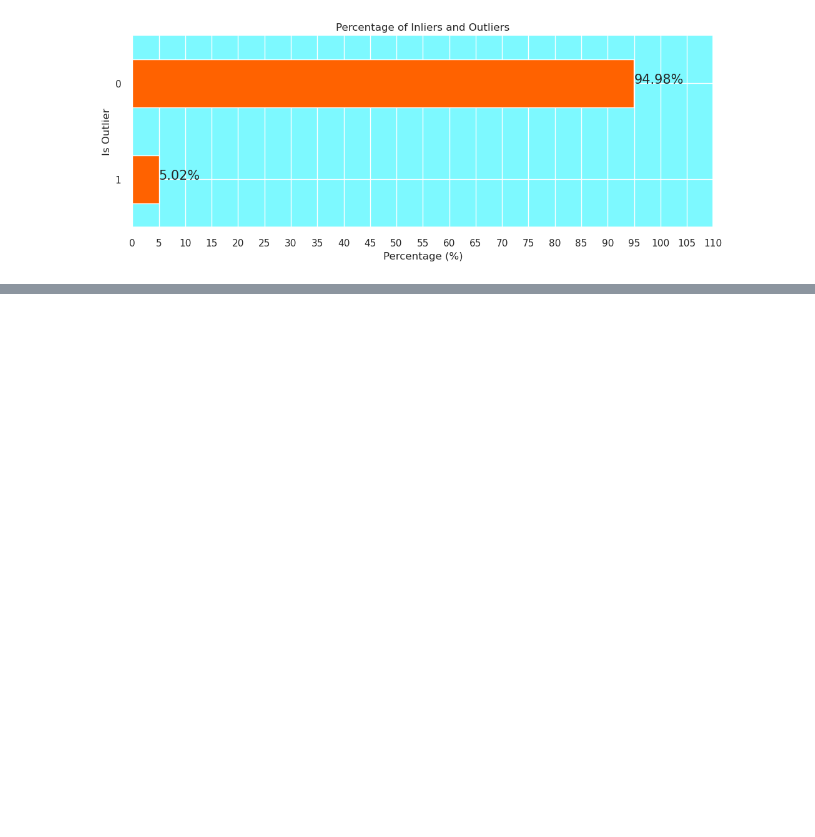
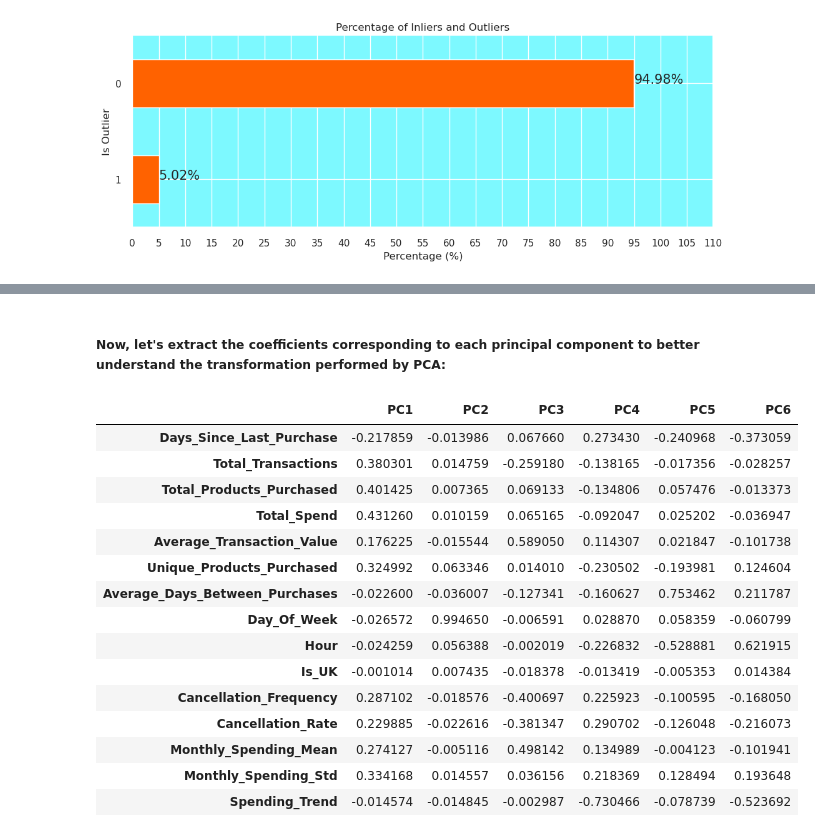
Before and after one commit to AMIdrissi/Recommendation-System, a Jupyter notebook: recommendationSystem.ipynb, the cells around one changed output, grey strips where cells are left out. Saved outputs shown, nothing was run; the diff lists cells and outputs as text; code cells hidden in the pictures; blank space fills up the shorter version.

```diff
--- a/recommendationSystem.ipynb
+++ b/recommendationSystem.ipynb
@@ -1015,0 +1233,12 @@ from the plot above we have about 5% of customers that have been flagged as outl
+# %%
+# Creating a PCA object with 6 components
+pca = PCA(n_components=6)
+
+# Fitting and transforming the original data to the new PCA dataframe
+customer_data_pca = pca.fit_transform(customer_data_scaled)
+
+# Creating a new dataframe from the PCA dataframe, with columns labeled PC1, PC2, etc.
+customer_data_pca = pd.DataFrame(customer_data_pca, columns=['PC'+str(i+1) for i in range(pca.n_components_)])
+
+# Adding the CustomerID index back to the new PCA dataframe
+customer_data_pca.index = customer_data_scaled.index
@@ -1015,0 +1256,30 @@ from the plot above we have about 5% of customers that have been flagged as outl
+# %% [markdown]
+##### Now, let's extract the coefficients corresponding to each principal component to better understand the transformation performed by PCA:
+# %%
+# Define a function to highlight the top 3 absolute values in each column of a dataframe
+def highlight_top3(column):
+    top3 = column.abs().nlargest(3).index
+    return ['background-color:  #ff6200' if i in top3 else '' for i in column.index]
+
+# Create the PCA component DataFrame and apply the highlighting function
+pc_df = pd.DataFrame(pca.components_.T, columns=['PC{}'.format(i+1) for i in range(pca.n_components_)],
+                     index=customer_data_scaled.columns)
+
+pc_df.style.apply(highlight_top3, axis=0)
+# %% [output]
+|  | PC1 | PC2 | PC3 | PC4 | PC5 | PC6 |
+| Days_Since_Last_Purchase | -0.217859 | -0.013986 | 0.067660 | 0.273430 | -0.240968 | -0.373059 |
+| Total_Transactions | 0.380301 | 0.014759 | -0.259180 | -0.138165 | -0.017356 | -0.028257 |
+| Total_Products_Purchased | 0.401425 | 0.007365 | 0.069133 | -0.134806 | 0.057476 | -0.013373 |
+| Total_Spend | 0.431260 | 0.010159 | 0.065165 | -0.092047 | 0.025202 | -0.036947 |
+| Average_Transaction_Value | 0.176225 | -0.015544 | 0.589050 | 0.114307 | 0.021847 | -0.101738 |
+| Unique_Products_Purchased | 0.324992 | 0.063346 | 0.014010 | -0.230502 | -0.193981 | 0.124604 |
+| Average_Days_Between_Purchases | -0.022600 | -0.036007 | -0.127341 | -0.160627 | 0.753462 | 0.211787 |
+| Day_Of_Week | -0.026572 | 0.994650 | -0.006591 | 0.028870 | 0.058359 | -0.060799 |
+| Hour | -0.024259 | 0.056388 | -0.002019 | -0.226832 | -0.528881 | 0.621915 |
+| Is_UK | -0.001014 | 0.007435 | -0.018378 | -0.013419 | -0.005353 | 0.014384 |
+| Cancellation_Frequency | 0.287102 | -0.018576 | -0.400697 | 0.225923 | -0.100595 | -0.168050 |
+| Cancellation_Rate | 0.229885 | -0.022616 | -0.381347 | 0.290702 | -0.126048 | -0.216073 |
+| Monthly_Spending_Mean | 0.274127 | -0.005116 | 0.498142 | 0.134989 | -0.004123 | -0.101941 |
+| Monthly_Spending_Std | 0.334168 | 0.014557 | 0.036156 | 0.218369 | 0.128494 | 0.193648 |
+| Spending_Trend | -0.014574 | -0.014845 | -0.002987 | -0.730466 | -0.078739 | -0.523692 |
```
Also changed, not shown: parts of 15 cells of this notebook.
